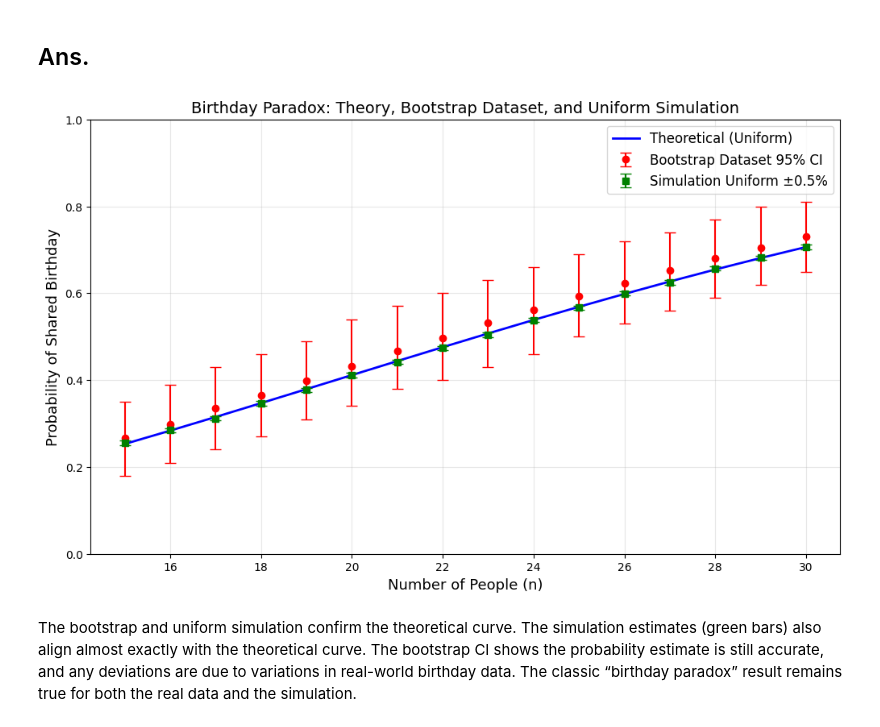
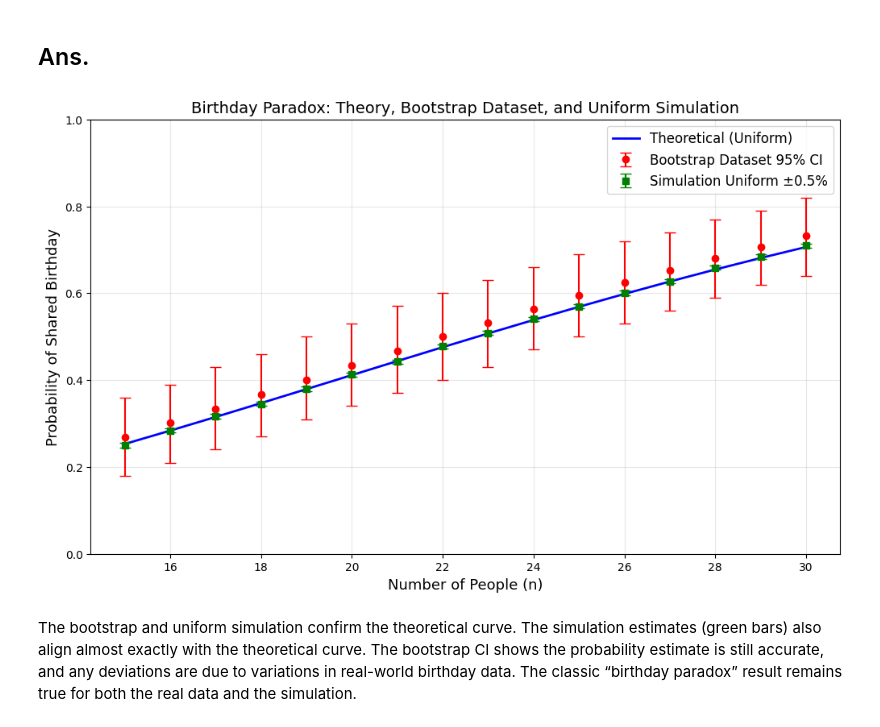
Before and after one commit to tinachen-g/orie4580-hw, a Jupyter notebook: HW5.ipynb, the cells around one changed output. Drawn from its saved outputs; the diff is of its cells as text; code cells hidden in the pictures.

```diff
--- a/HW5.ipynb
+++ b/HW5.ipynb
@@ -749,7 +753,7 @@ days_in_year = 365
 
 # Uniform simulation
 birthdays_data = np.random.randint(1, days_in_year + 1, size=10000)
-n_bootstrap = 1000
+n_bootstrap = 40000
 n_sim_per_boot = 100
 n_sim_uniform = 40000
 
@@ -789,34 +793,34 @@ for n in n_values:
     has_duplicates = np.array([len(np.unique(group)) < n for group in groups])
     p_hat = has_duplicates.mean()
     sim_probs.append(p_hat)
     se = np.sqrt(p_hat * (1 - p_hat) / n_sim_uniform)
     margin = 0.005  # 0.5% absolute margin
     sim_error.append(margin)
 
 sim_probs = np.array(sim_probs)
 sim_error = np.array(sim_error)
 
 
 plt.figure(figsize=(12, 7))
 
 # Theoretical
 plt.plot(n_values, theory_probs, 'b-', label='Theoretical (Uniform)', linewidth=2)
 
 # Bootstrap with dataset
 plt.errorbar(n_values, bootstrap_probs, yerr=error, fmt='ro', capsize=5, label='Bootstrap Dataset 95% CI')
 
 # Simulation uniform with 0.5% error bars
 plt.errorbar(n_values, sim_probs, yerr=sim_error, fmt='gs', capsize=5, label='Simulation Uniform ±0.5%', markersize=6)
 
 plt.xlabel('Number of People (n)', fontsize=13)
 plt.ylabel('Probability of Shared Birthday', fontsize=13)
 plt.title('Birthday Paradox: Theory, Bootstrap Dataset, and Uniform Simulation', fontsize=14)
 plt.grid(True, alpha=0.3)
 plt.ylim([0, 1])
 plt.legend(fontsize=12)
 plt.show()
 # %% [output]
-[figure, old version]
+[figure, new version]
 # %% [markdown]
 The bootstrap and uniform simulation confirm the theoretical curve. The simulation estimates (green bars) also align almost exactly with the theoretical curve. The bootstrap CI shows the probability estimate is still accurate, and any deviations are due to variations in real-world birthday data.  The classic “birthday paradox” result remains true for both the real data and the simulation.
 # %% [markdown]
```
Also changed, not shown: parts of 3 cells of this notebook.
